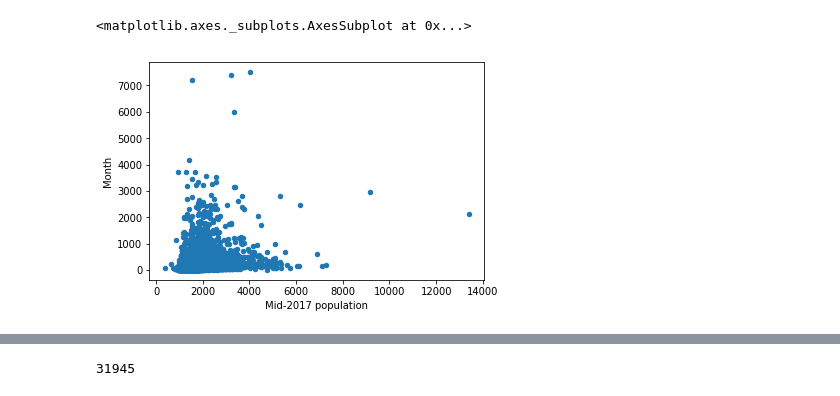
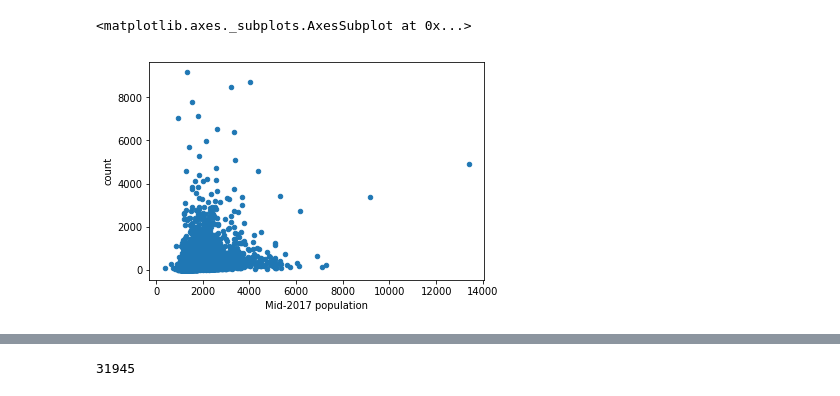
Before and after one commit to ademus4/st-andrews-hackathon-2019, a Jupyter notebook: plots.ipynb, the cells around one changed output, grey strips where cells are left out. Cells and saved outputs as stored; diff of their text form; code cells hidden in the pictures.

```diff
--- a/plots.ipynb
+++ b/plots.ipynb
@@ -33,0 +14,13 @@ Index(['LSOA code', 'LSOA name', 'Mid-2017 population', 'Area Sq Km',
+# %%
+df_lsoa_crimes = df_crimes.groupby('LSOA code').count()
+df_lsoa_crimes.rename(columns={'force':'count'}, inplace=True)
+df_lsoa_crimes = df_lsoa_crimes.drop('datetime', axis=1)
+df_lsoa_crimes = df_lsoa_crimes.drop('Crime type', axis=1)
+# %%
+df_pop = pd.read_csv('population-density.csv')
+#df_pop.drop(labels='LSOA name',axis=1, inplace=True)
+df_pop['Mid-2017 population'] = df_pop['Mid-2017 population'].str.replace(',', '')
+df_pop['People per Sq Km'] = df_pop['People per Sq Km'].str.replace(',', '')
+df_pop['Mid-2017 population'] = pd.to_numeric(df_pop['Mid-2017 population'])
+df_pop['People per Sq Km'] = pd.to_numeric(df_pop['People per Sq Km'])
+df_pop.columns
@@ -36,6 +34,3 @@ df_lsoa_crimes = df_lsoa_crimes.merge(df_pop, how='inner', on='LSOA code')
 # %%
 df_urban = pd.read_csv('Rural_Urban_conv.csv')
 df_lsoa_crimes=df_lsoa_crimes.merge(df_urban, how='inner', on='LSOA code')
-# %%
-df_lsoa_crimes['Mid-2017 population'] = df_lsoa_crimes['Mid-2017 population'].str.replace(',', '')
-df_lsoa_crimes['People per Sq Km'] = df_lsoa_crimes['People per Sq Km'].str.replace(',', '')
@@ -42,4 +46,4 @@ df_lsoa_crimes['People per Sq Km'] = df_lsoa_crimes['People per Sq Km'].str.repl
 # %%
-df_lsoa_crimes['crime_rate'] = df_lsoa_crimes.apply(lambda x: x['Month']/float(x['Mid-2017 population']), axis=1)
+df_lsoa_crimes['crime_rate'] = df_lsoa_crimes.apply(lambda x: x['count']/float(x['Mid-2017 population']), axis=1)
 df_lsoa_crimes.head()
 # %% [output]
@@ -52,6 +56,5 @@ df_lsoa_crimes.head()
 # %%
-df_lsoa_crimes['Mid-2017 population'] = pd.to_numeric(df_lsoa_crimes['Mid-2017 population'])
-df_lsoa_crimes.plot.scatter(x='Mid-2017 population', y='Month')
+df_lsoa_crimes.plot.scatter(x='Mid-2017 population', y='count')
 # %% [output]
 <matplotlib.axes._subplots.AxesSubplot at 0x...>
-[figure, old version]
+[figure, new version]
```
Also changed, not shown: parts of 12 cells of this notebook.
